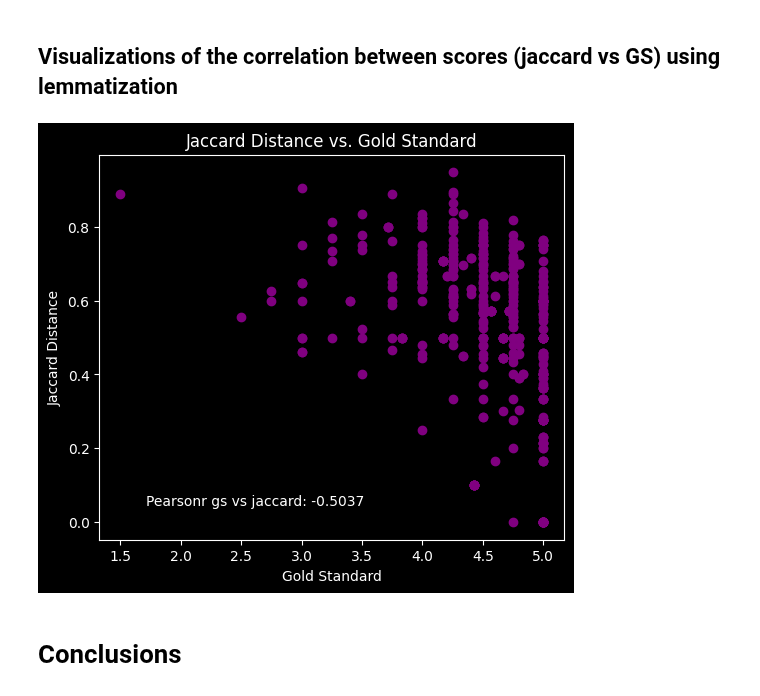
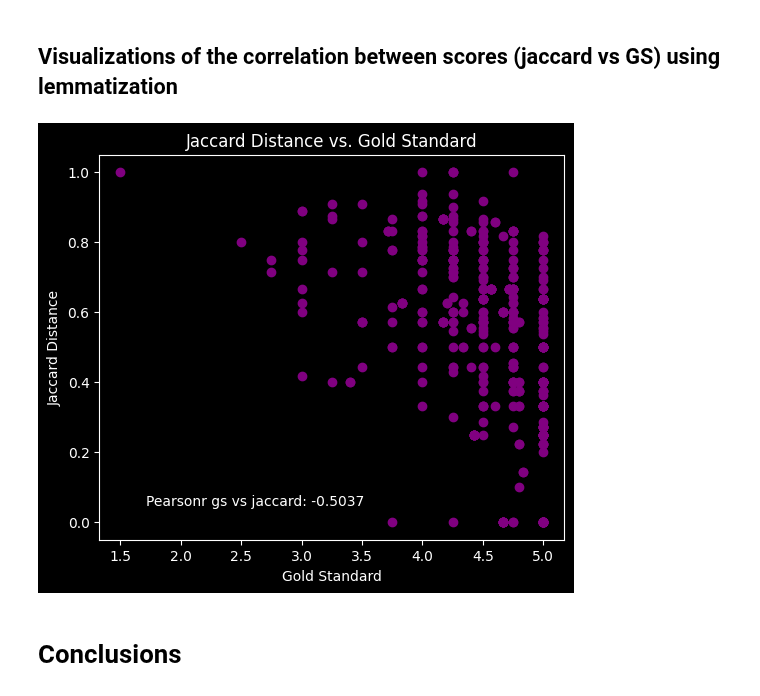
Before and after one commit to ZachParent/mai-intro-to-human-language-technologies, a Jupyter notebook: lab3/lab3.ipynb, the cells around one changed output. Drawn from its saved outputs; the diff is of its cells as text; code cells hidden in the pictures.

```diff
--- a/lab3/lab3.ipynb
+++ b/lab3/lab3.ipynb
@@ -22,6 +22,8 @@ import matplotlib.pyplot as plt
 from scipy.stats import pearsonr
 import nltk
 from nltk.metrics.distance import jaccard_distance
+
+plt.style.use('dark_background')
 # %%
 nltk.download('averaged_perceptron_tagger_eng')
 nltk.download('averaged_perceptron_tagger')
@@ -126,8 +128,6 @@ results = pd.DataFrame(index=['score'])
 s1_tokens = dt['s1'].apply(nltk.word_tokenize)
 s2_tokens = dt['s2'].apply(nltk.word_tokenize)
 results['tokenize'] = score_jaccard_vector(jaccard_vector(s1_tokens, s2_tokens))
-
-dt["jaccard"] = jaccard_vector(s1_tokens, s2_tokens)
 
 # Lower
 s1_lower = s1_tokens.apply(lower)
@@ -139,6 +139,11 @@ s1_alnum = s1_lower.apply(remove_non_alnum)
 s2_alnum = s2_lower.apply(remove_non_alnum)
 results['remove_non_alnum'] = score_jaccard_vector(jaccard_vector(s1_alnum, s2_alnum))
 
+# Lemmatize before removing stopwords
+s1_lemmas_before_stopwords = s1_alnum.apply(lemmatize_many)
+s2_lemmas_before_stopwords = s2_alnum.apply(lemmatize_many)
+results['lemmatize_before_stopwords'] = score_jaccard_vector(jaccard_vector(s1_lemmas_before_stopwords, s2_lemmas_before_stopwords))
+
 # Remove stopwords
 s1_remove_stopwords = s1_alnum.apply(remove_stopwords)
 s2_remove_stopwords = s2_alnum.apply(remove_stopwords)
@@ -149,7 +154,9 @@ s1_lemmas = s1_remove_stopwords.apply(lemmatize_many)
 s2_lemmas = s2_remove_stopwords.apply(lemmatize_many)
 results['lemmatize'] = score_jaccard_vector(jaccard_vector(s1_lemmas, s2_lemmas))
 
-dt["jaccard_lemmatized"] = jaccard_vector(s1_lemmas, s2_lemmas)
+dt["jaccard_skipping_remove_stopwords"] = jaccard_vector(s1_lemmas_before_stopwords, s2_lemmas_before_stopwords)
+dt['jaccard_skipping_lemmatize'] = jaccard_vector(s1_remove_stopwords, s2_remove_stopwords)
+dt["jaccard_full_pipeline"] = jaccard_vector(s1_lemmas, s2_lemmas)
 dt["gs"] = gs[0]
 
 print("\033[1mJaccard Distance Correlation with Gold Standard after Each Preprocessing Step:\033[0m")
@@ -262,22 +272,22 @@ plt.show()
 # %%
 fig = plt.figure(figsize=(6, 5))
 ax = plt.axes()
 
-plt.scatter(dt["gs"], dt["jaccard"], color='purple')
+plt.scatter(dt["gs"], dt["jaccard_full_pipeline"], color='purple')
 plt.xlabel("Gold Standard")
 plt.ylabel("Jaccard Distance")
 plt.title("Jaccard Distance vs. Gold Standard")
 plt.text(
     0.1,
     0.1,
     f"Pearsonr gs vs jaccard: {results['lemmatize'].iloc[0]:.4f}",
     transform=ax.transAxes,
     ha="left",
     va="center",
 )
 plt.show()
 # %% [output]
-[figure, old version]
+[figure, new version]
 # %% [markdown]
 # Conclusions
 # %% [markdown]
```
Also changed, not shown: parts of 12 cells of this notebook.
